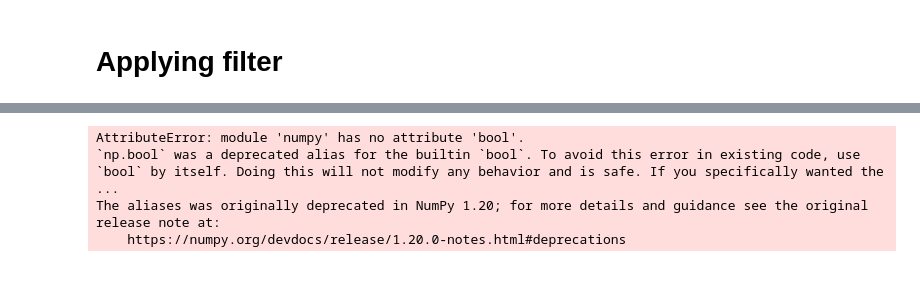
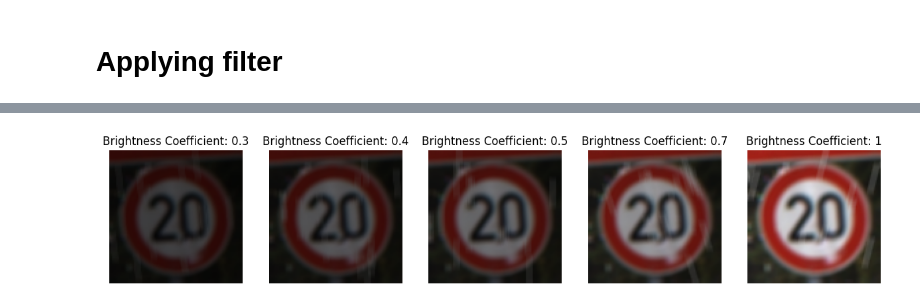
Before and after one commit to ToldoDM/Traffic-Sign-Recognition, a Jupyter notebook: data_augmentation.ipynb, the cells around one changed output, grey strips where cells are left out. Cells and saved outputs as stored; diff of their text form; code cells hidden in the pictures; blank space fills up the shorter version.

```diff
--- a/data_augmentation.ipynb
+++ b/data_augmentation.ipynb
@@ -53,16 +40,30 @@ plt.axis('off')
-# %%
-from imgaug import augmenters as iaa
-ia.seed(4)
-
-#rotate = iaa.Affine(rotate=(-50, 50))
-#rain = iaa.Rain(speed=(0.1, 0.3))
-aug = iaa.Snowflakes(flake_size=(0.1, 0.4), speed=(0.01, 0.05))
-image_aug = aug(image=sign_image)
-
-plt.imshow(image_aug)
-plt.axis('off')
-# %% [output]
-AttributeError: module 'numpy' has no attribute 'bool'.
-`np.bool` was a deprecated alias for the builtin `bool`. To avoid this error in existing code, use `bool` by itself. Doing this will not modify any behavior and is safe. If you specifically wanted the ...
-The aliases was originally deprecated in NumPy 1.20; for more details and guidance see the original release note at:
-    https://numpy.org/devdocs/release/1.20.0-notes.html#deprecations
+# %%
+import albumentations as A
+import matplotlib.pyplot as plt
+
+# List to store transformed images
+transformed_images = []
+
+# List of brightness_coefficient values
+brightness_coefficients = [0.3, 0.4, 0.5, 0.7, 1]
+
+# Create and apply transformations for each brightness coefficient
+for brightness_coefficient in brightness_coefficients:
+    transform_image = A.Compose([
+        A.RandomRain(brightness_coefficient=brightness_coefficient,
+                     drop_width=1, blur_value=5, p=1)
+    ])
+    transformed = transform_image(image=sign_image)
+    transformed_images.append(transformed['image'])
+
+# Display all transformed images side by side
+plt.figure(figsize=(15, 5))
+for i, image in enumerate(transformed_images):
+    plt.subplot(1, len(transformed_images), i + 1)
+    plt.imshow(image)
+    plt.title(f"Brightness Coefficient: {brightness_coefficients[i]}")
+    plt.axis('off')
+
+plt.show()
+# %% [output]
+[figure, added]
```
Also changed, not shown: parts of 4 cells of this notebook.
